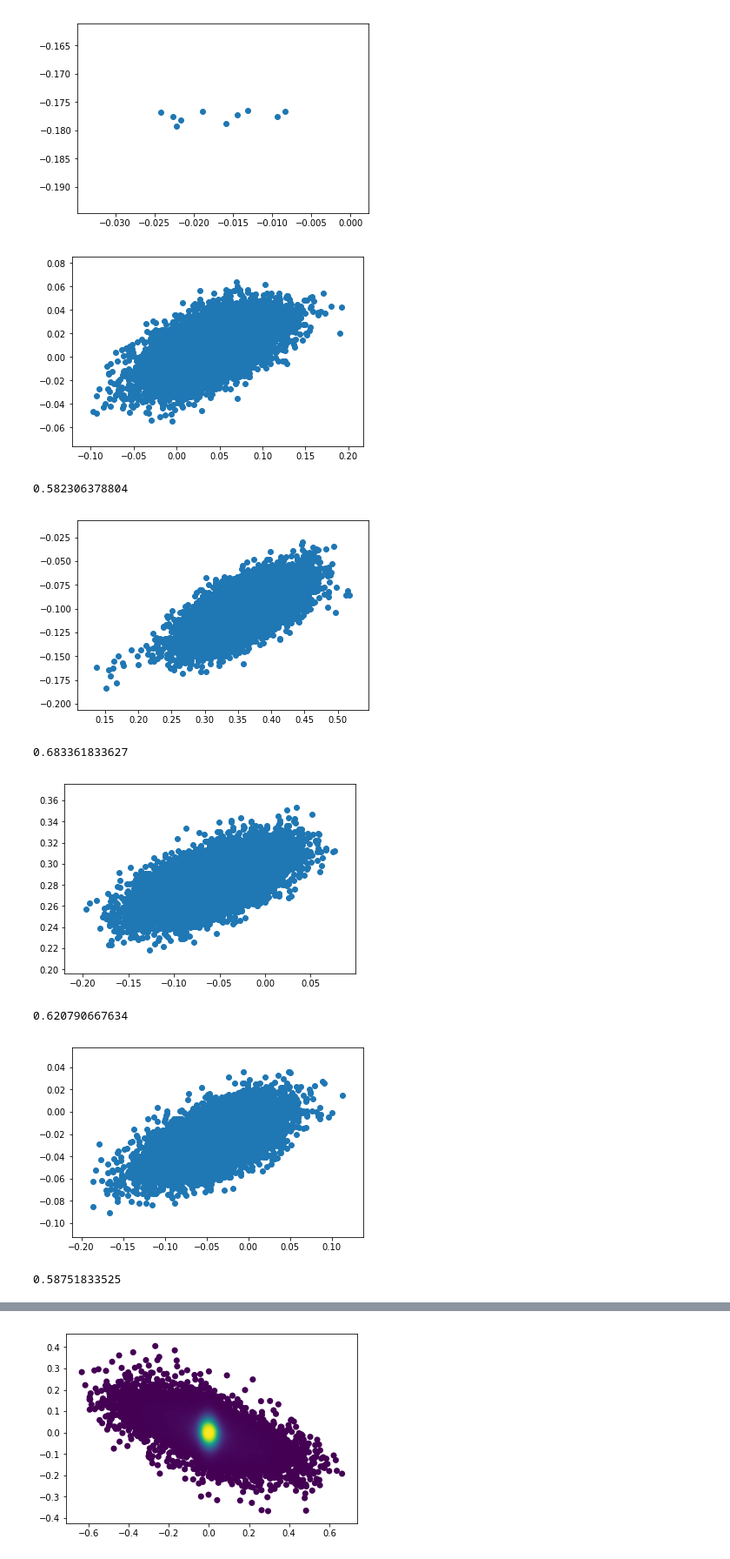
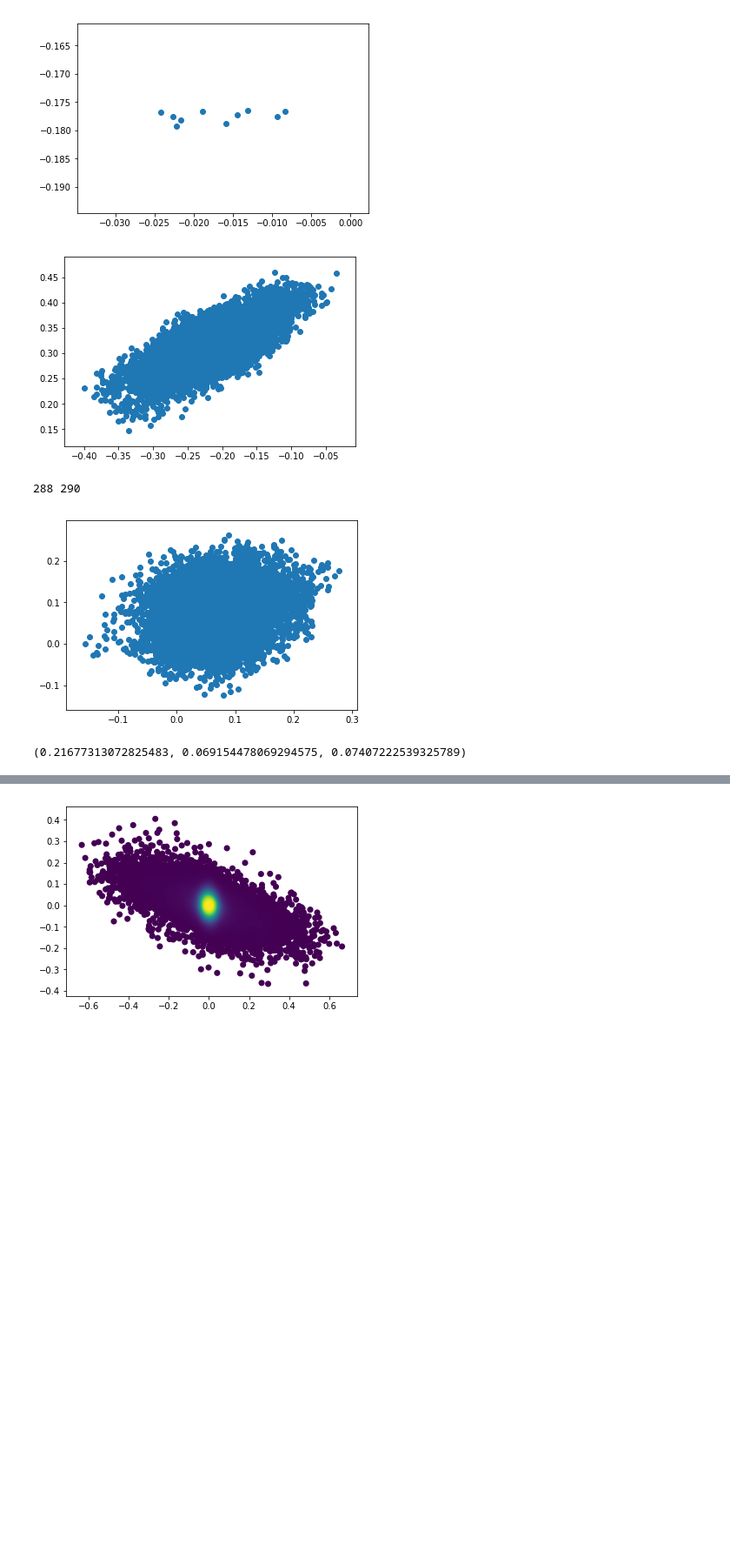
Before and after one commit to ncinko/RW, a Jupyter notebook: Correlation studies.ipynb, the cells around one changed output, grey strips where cells are left out. Shown at 87% size. Cells and saved outputs as stored; diff of their text form; code cells hidden in the pictures; blank space fills up the shorter version.

```diff
--- a/Correlation studies.ipynb
+++ b/Correlation studies.ipynb
@@ -80,5 +126,5 @@ neuron_pairs = combinations(range(300),2)
 for i,j in neuron_pairs:
     corr = np.corrcoef(ahat[i,:], ahat[j,:])[0, 1]
     corr_list.append(corr)
-    #if abs(corr) > 0.4 and i != j:
-        #print(i,j)
+    if abs(corr) > 0.4 and i != j:
+        print(i,j)
@@ -425,25 +481,22 @@ plt.show()
 [figure]
 # %%
 def get_noise_correlations(neuron1, neuron2, noisy_responses):
-    #plt.scatter(noisy_responses[:,neuron1,0],noisy_responses[:,neuron2,0])
-    #plt.show()
+    plt.scatter(noisy_responses[:,neuron1,0],noisy_responses[:,neuron2,0])
+    plt.show()
     corr = np.corrcoef(noisy_responses[:,neuron1,0],noisy_responses[:,neuron2,0])[0, 1]
-    #print(corr)
-    return(corr)
+    if abs(corr) > 0.4:
+        print(neuron1, neuron2)
+    return(corr, np.average(noisy_responses[:,neuron1,0]), np.average(noisy_responses[:,neuron2,0]))
 # %%
 #get_noise_correlations(125,269,BRC_samples)
 
-for i in range(10):
-    get_noise_correlations(125,269,sample_list[i])
+#for i in range(10):
+#    get_noise_correlations(125,269,sample_list[i])
 
-get_noise_correlations(125,269,BRC_samplesA)
-get_noise_correlations(125,269,BRC_samplesB)
+get_noise_correlations(288,290,BRC_samplesA)
+get_noise_correlations(1,6,BRC_samplesB)
 # %% [output]
-[figure, old version]
+[figure, new version]
-0.582306378804
+288 290
-[figure, old version]
+[figure, new version]
-0.683361833627
+(0.21677313072825483, 0.069154478069294575, 0.07407222539325789)
-[figure, removed]
-0.620790667634
-[figure, removed]
-0.58751833525
```
Also changed, not shown: parts of 10 cells of this notebook.
